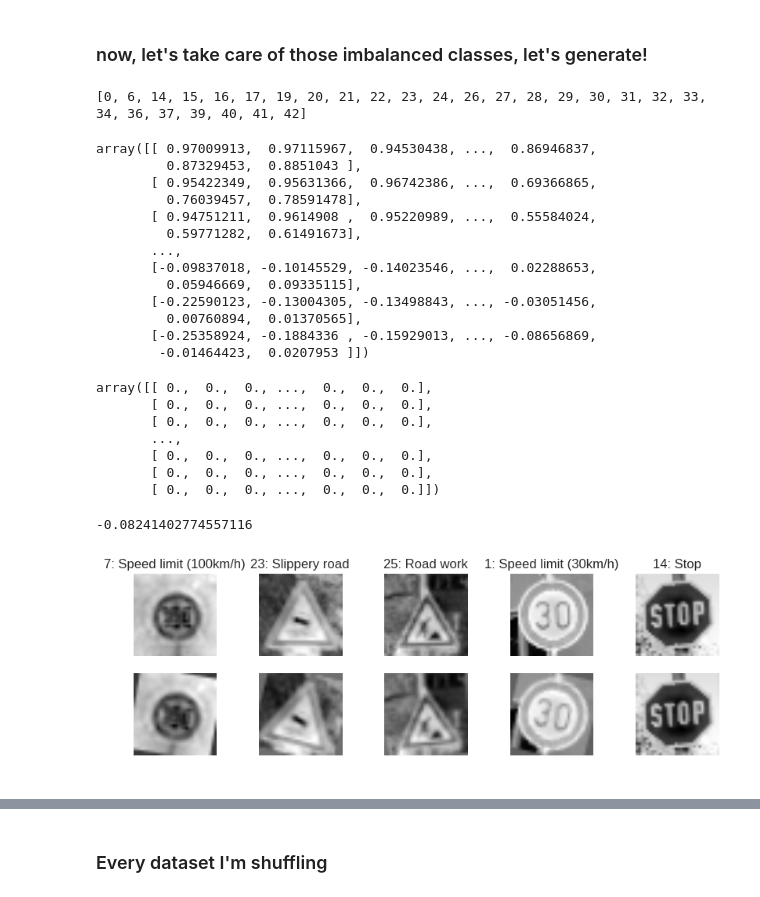
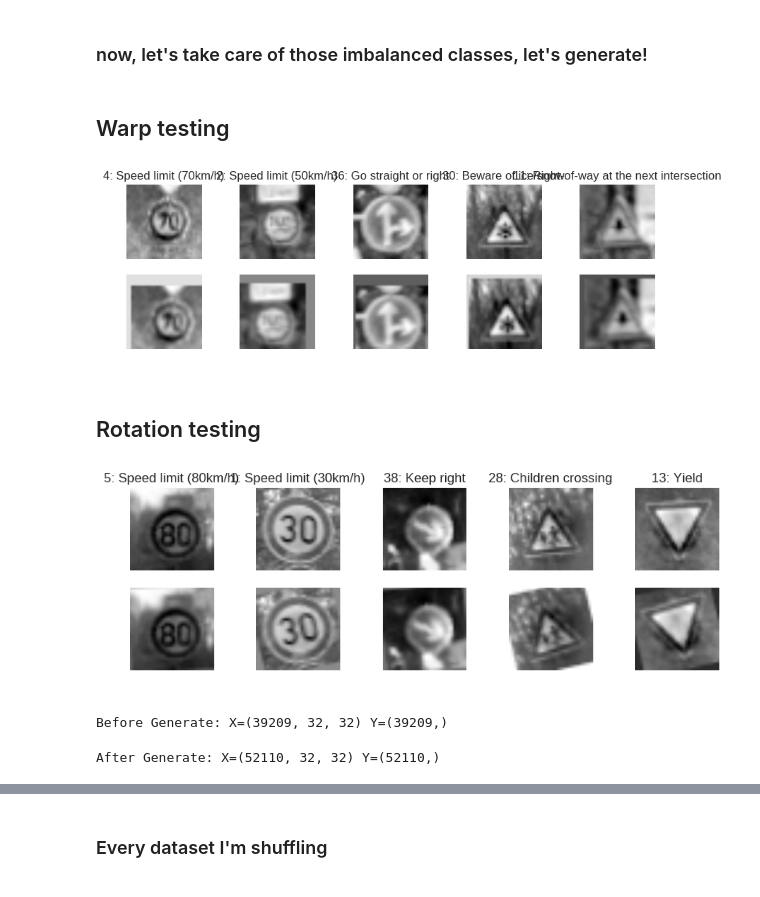
Before and after one commit to kangaroooh/CarND-Traffic-Sign-Classifier-Project, a Jupyter notebook: Traffic_Sign_Classifier.ipynb, the cells around one changed output, grey strips where cells are left out. Drawn from its saved outputs; the diff is of its cells as text; code cells hidden in the pictures.

```diff
--- a/Traffic_Sign_Classifier.ipynb
+++ b/Traffic_Sign_Classifier.ipynb
@@ -217,54 +220,51 @@ X_test_normalized = stats.zscore(X_test_eq_simple)
 class_counter = Counter(y_train)
 # %%
 need_gen = [i for i in range(43) if np.array(list(class_counter.values()))[i] < 900]
-# %%
-print(need_gen)
-# %% [output]
-[0, 6, 14, 15, 16, 17, 19, 20, 21, 22, 23, 24, 26, 27, 28, 29, 30, 31, 32, 33, 34, 36, 37, 39, 40, 41, 42]
-# %%
-from skimage.transform import rotate
-X_train[0]
-# %% [output]
-array([[ 0.97009913,  0.97115967,  0.94530438, ...,  0.86946837,
-         0.87329453,  0.8851043 ],
-       [ 0.95422349,  0.95631366,  0.96742386, ...,  0.69366865,
-         0.76039457,  0.78591478],
-       [ 0.94751211,  0.9614908 ,  0.95220989, ...,  0.55584024,
-         0.59771282,  0.61491673],
-       ...,
-       [-0.09837018, -0.10145529, -0.14023546, ...,  0.02288653,
-         0.05946669,  0.09335115],
-       [-0.22590123, -0.13004305, -0.13498843, ..., -0.03051456,
-         0.00760894,  0.01370565],
-       [-0.25358924, -0.1884336 , -0.15929013, ..., -0.08656869,
-        -0.01464423,  0.0207953 ]])
-# %%
-rotate(X_train[0],angle=15)
-# %% [output]
-array([[ 0.,  0.,  0., ...,  0.,  0.,  0.],
-       [ 0.,  0.,  0., ...,  0.,  0.,  0.],
-       [ 0.,  0.,  0., ...,  0.,  0.,  0.],
-       ...,
-       [ 0.,  0.,  0., ...,  0.,  0.,  0.],
-       [ 0.,  0.,  0., ...,  0.,  0.,  0.],
-       [ 0.,  0.,  0., ...,  0.,  0.,  0.]])
-# %%
-np.random.uniform(-15,15)
-# %% [output]
--0.08241402774557116
+# %% [markdown]
+## Warp testing
+# %%
+from skimage.transform import rotate, warp
+
+def random_shift(xy):
+    xy[:, 0] += np.random.uniform(-5,5)
+    xy[:, 1] += np.random.uniform(-5,5)
+    return xy
+
+fig, axs = plt.subplots(2,5, figsize=(10, 3))
+axs = axs.ravel()
+plt.rc('font', size=5)
+for i in range(5):
+    index = random.randint(0, len(X_train))
+    image = X_train_normalized[index].squeeze()
+    axs[i].axis('off')
+    axs[i].imshow(image, cmap='gray')
+    axs[i].set_title("{}: {}".format(y_train[index], sign_lookup.loc[y_train[index]]['SignName']))
+
+    image = warp(X_train_normalized[index], random_shift)
+    axs[i+5].axis('off')
+    axs[i+5].imshow(image, cmap='gray')
+# %% [output]
+[figure, added]
+# %% [markdown]
+## Rotation testing
 # %%
+from skimage.transform import rotate, warp_coords
 fig, axs = plt.subplots(2,5, figsize=(10, 3))
 axs = axs.ravel()
 plt.rc('font', size=5)
 for i in range(5):
     index = random.randint(0, len(X_train))
-    image = X_train[index].squeeze()
+    image = X_train_normalized[index].squeeze()
     axs[i].axis('off')
     axs[i].imshow(image, cmap='gray')
     axs[i].set_title("{}: {}".format(y_train[index], sign_lookup.loc[y_train[index]]['SignName']))
 
-    image = rotate(X_train[index], angle=np.random.uniform(-15,15))
+    image = rotate(X_train_normalized[index], angle=np.random.uniform(-15,15))
     axs[i+5].axis('off')
     axs[i+5].imshow(image, cmap='gray')
 # %% [output]
-[figure, old version]
+[figure, new version]
+# %%
+print("Before Generate: X={} Y={}".format(X_train_normalized.shape, y_train.shape))
+# %% [output]
+Before Generate: X=(39209, 32, 32) Y=(39209,)
@@ -270,0 +287,4 @@ for i in range(5):
+# %%
+print("After Generate: X={} Y={}".format(X_train_normalized.shape, y_train.shape))
+# %% [output]
+After Generate: X=(52110, 32, 32) Y=(52110,)
```
Also changed, not shown: parts of 31 cells of this notebook.
